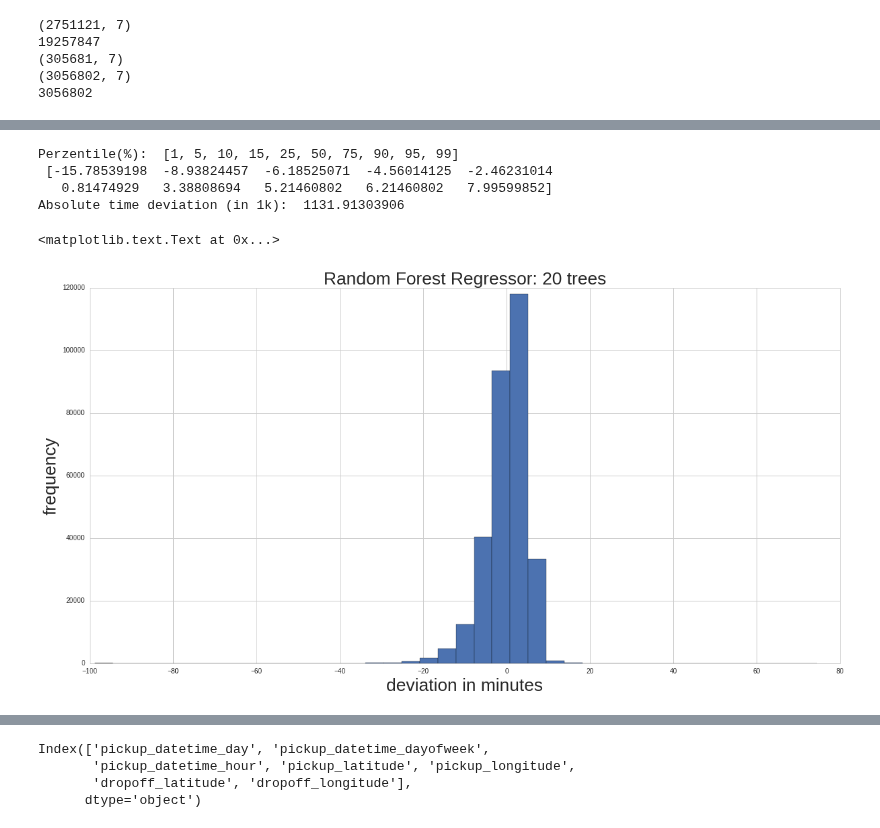
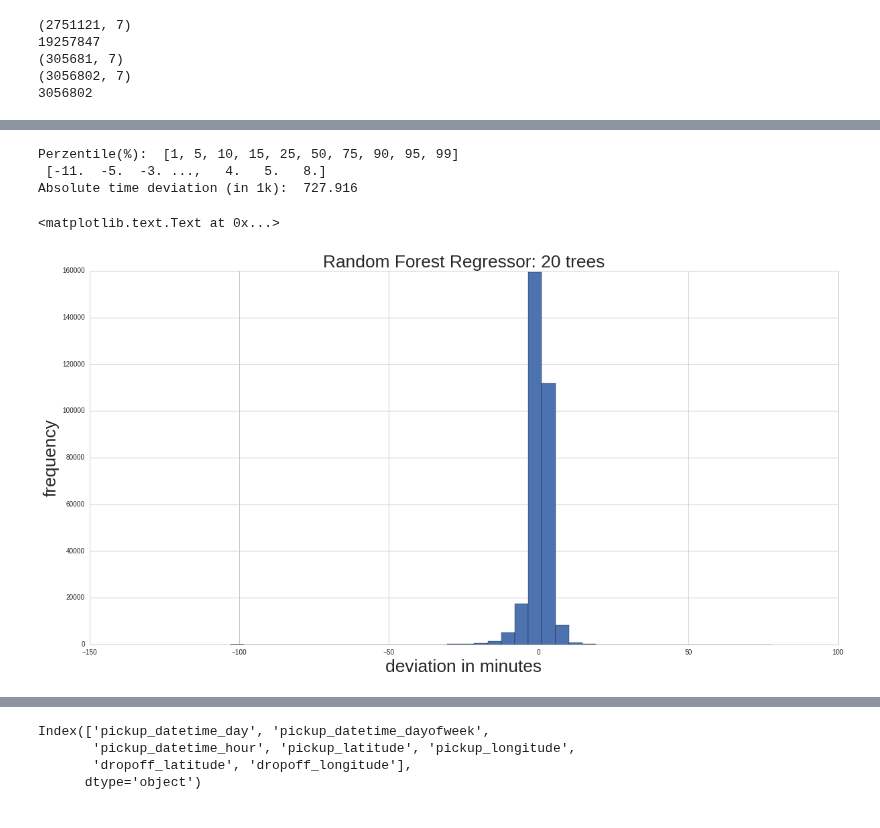
Before and after one commit to nikhase/nyc-taxi, a Jupyter notebook: weeklyAnalysis.ipynb, the cells around one changed output, grey strips where cells are left out. Drawn from its saved outputs; the diff is of its cells as text; code cells hidden in the pictures.

```diff
--- a/weeklyAnalysis.ipynb
+++ b/weeklyAnalysis.ipynb
@@ -908,8 +908,8 @@ import matplotlib.pyplot as plt
 #print("* features:", features, sep="\n")
 
 
-regtree = DecisionTreeRegressor(min_samples_split=3, random_state=99, max_depth=10)# try 6,7,8,9,10,...
-                                                                                     # random states: 99,
+regtree = DecisionTreeRegressor(min_samples_split=3, random_state=99, max_depth=30)# formerly 10. 10 is reasonable
+                                                                                     # random states: 99
 regtree.fit(X_train, y_train)
 # %% [output]
 Automatically created module for IPython interactive environment
@@ -931,7 +931,7 @@ t = time.time()
 # %%
 from sklearn.ensemble import RandomForestRegressor
 
-rd_regtree = RandomForestRegressor(n_estimators=20,n_jobs=6,min_samples_split=3, random_state=99, max_depth=11)
+rd_regtree = RandomForestRegressor(n_estimators=20,n_jobs=6,min_samples_split=3, random_state=99, max_depth=12)
 #total sum of diff: 1132
 #rd_regtree = RandomForestRegressor(n_estimators=40,n_jobs=-1,min_samples_split=3, random_state=99, max_depth=11)
 #total sum of diff: 1129
@@ -972,18 +983,17 @@ Absolute time deviation (in 1k):  1178.48764008
 # %%
 y_pred = rd_regtree.predict(X_test)
 np.linalg.norm(y_pred-y_test)
-diff = (y_pred-y_test)
+diff = (np.ceil(y_pred)-y_test)
 #plt.figure(figsize=(12,10))
 plt.hist(diff.values, bins=40)
 print('Perzentile(%): ', [1,5,10,15,25,50,75,90,95,99], '\n', np.percentile(diff.values, [1,5,10,15,25,50,75,90,95,99]))
 print('Absolute time deviation (in 1k): ', sum(abs(diff))/1000)
 plt.title('Random Forest Regressor: 20 trees')
 plt.xlabel('deviation in minutes')
 plt.ylabel('frequency')
 # %% [output]
 Perzentile(%):  [1, 5, 10, 15, 25, 50, 75, 90, 95, 99]
- [-15.78539198  -8.93824457  -6.18525071  -4.56014125  -2.46231014
-   0.81474929   3.38808694   5.21460802   6.21460802   7.99599852]
-Absolute time deviation (in 1k):  1131.91303906
+ [-11.  -5.  -3. ...,   4.   5.   8.]
+Absolute time deviation (in 1k):  727.916
 <matplotlib.text.Text at 0x...>
-[figure, old version]
+[figure, new version]
```
Also changed, not shown: parts of 11 cells of this notebook.
